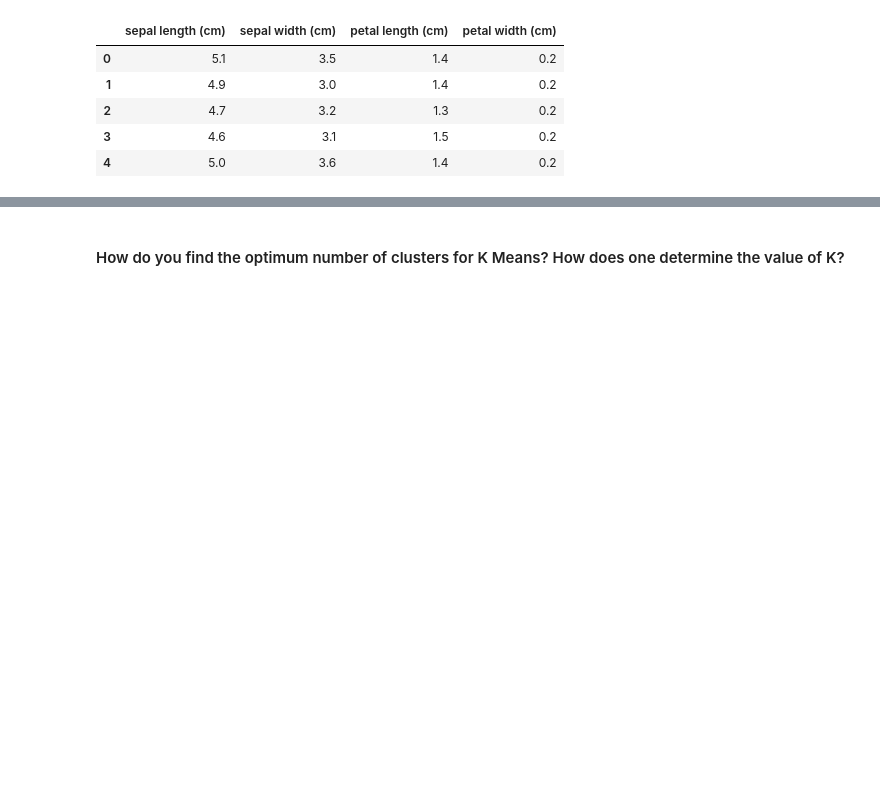
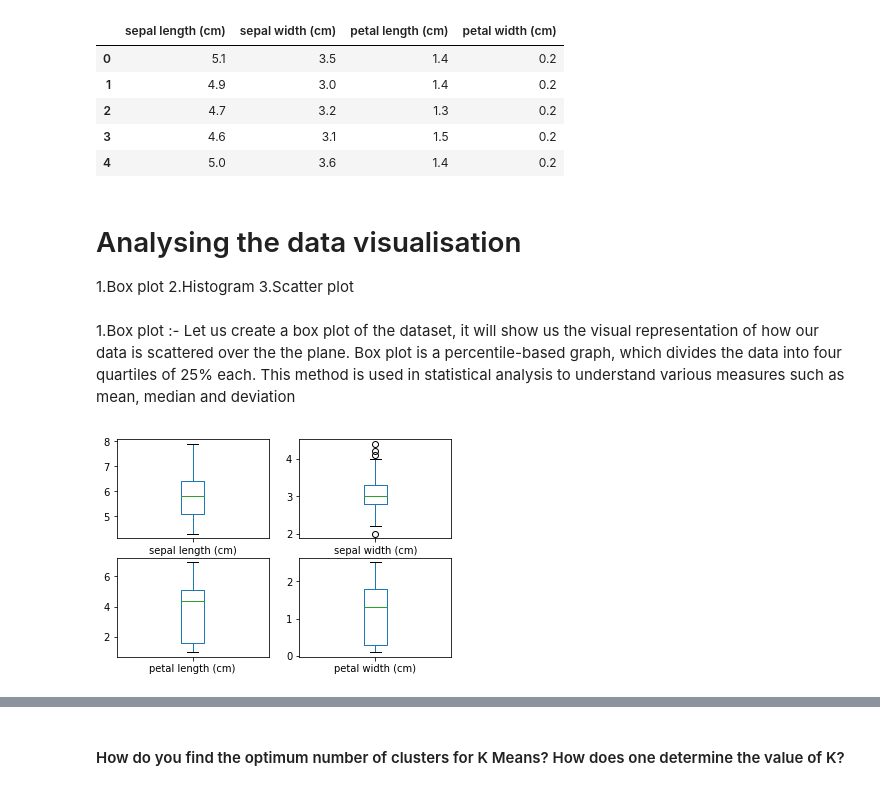
Before and after one commit to trupti1605/sparksfoundationinternship-, a Jupyter notebook: Sol2. KMeans_Clustering.ipynb, the cells around one changed output, grey strips where cells are left out. Cells and saved outputs as stored; diff of their text form; code cells hidden in the pictures; blank space fills up the shorter version.

```diff
--- a/Sol2. KMeans_Clustering.ipynb
+++ b/Sol2. KMeans_Clustering.ipynb
@@ -20,3 +24,13 @@ iris_df.head() # See the first 5 rows
 | 2 | 4.7 | 3.2 | 1.3 | 0.2 |
 | 3 | 4.6 | 3.1 | 1.5 | 0.2 |
 | 4 | 5.0 | 3.6 | 1.4 | 0.2 |
+# %% [markdown]
+# Analysing the data visualisation
+1.Box plot 2.Histogram 3.Scatter plot
+# %% [markdown]
+1.Box plot :- Let us create a box plot of the dataset, it will show us the visual representation of how our data is scattered over the the plane. Box plot is a percentile-based graph, which divides the data into four quartiles of 25% each. This method is used in statistical analysis to understand various measures such as mean, median and deviation
+# %%
+iris_df.plot(kind='box', subplots=True, layout=(2,2), sharex=False, sharey=False)
+plt.show()
+# %% [output]
+[figure, added]
```
Also changed, not shown: parts of 6 cells of this notebook.
